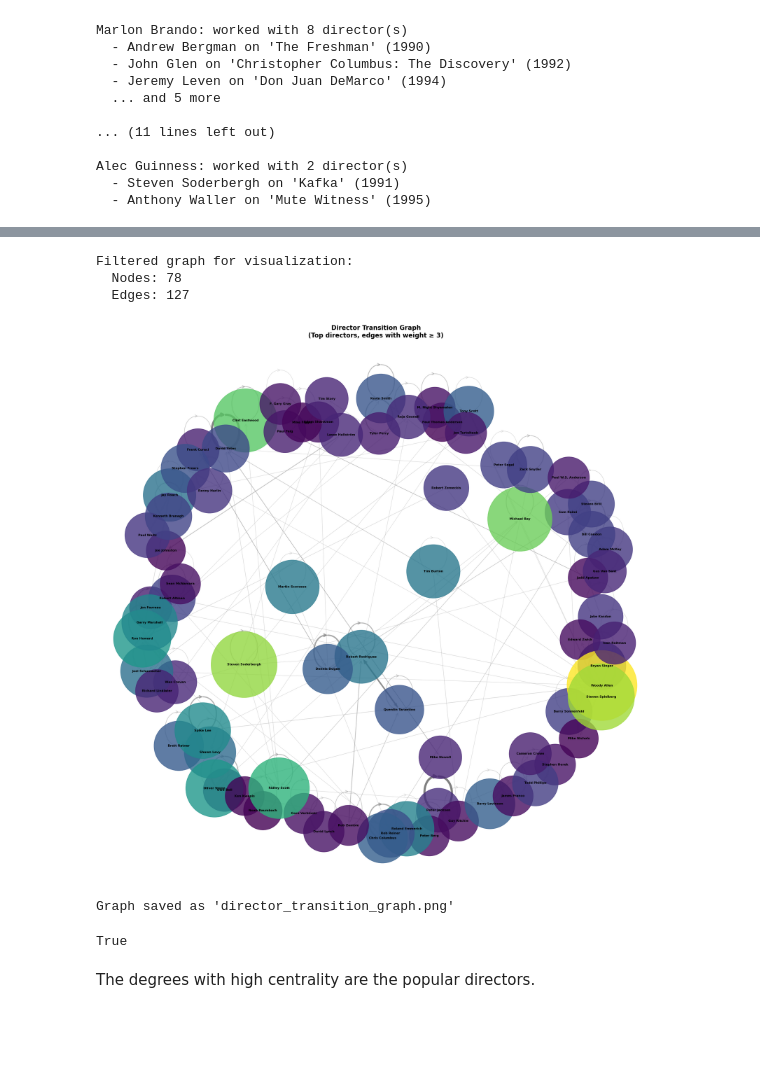
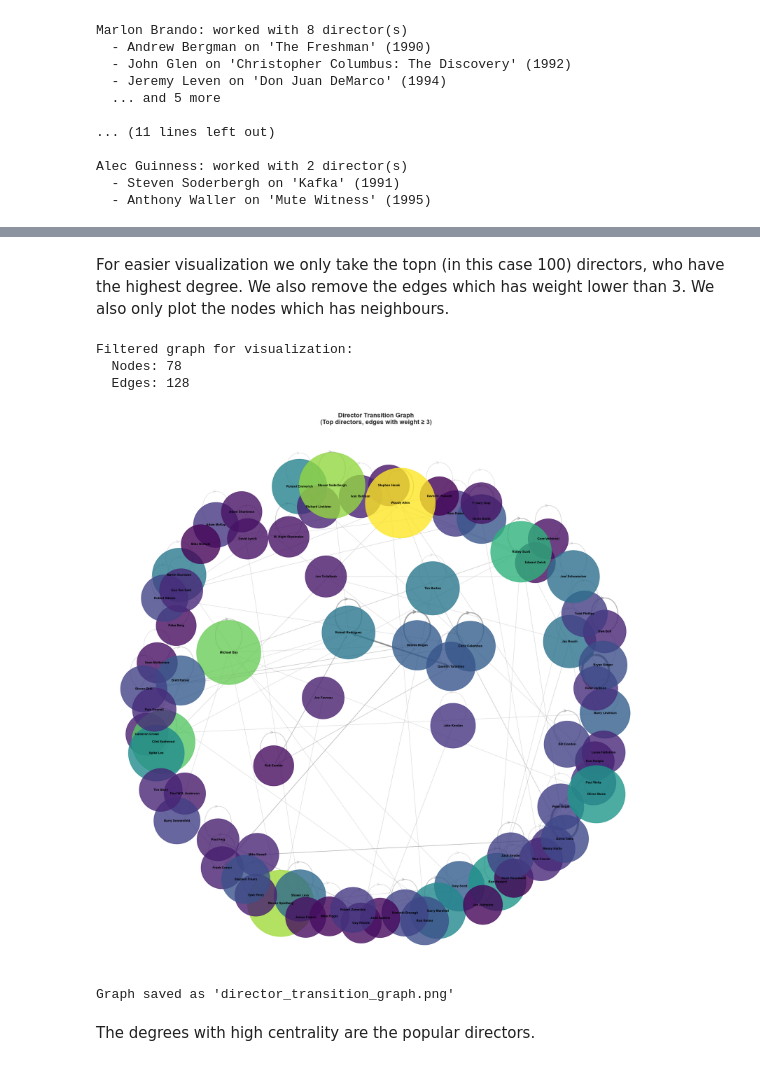
Before and after one commit to dh-anna/Social_Graph_Final_Project, a Jupyter notebook: Director_Director_Graph/Director_Director_Graph.ipynb, the cells around one changed output, grey strips where cells are left out. Saved outputs shown, nothing was run; the diff lists cells and outputs as text; code cells hidden in the pictures; blank space fills up the shorter version.

Commit message:
feat: director-director graph refactoring, deleting unnecessary stuffs

```diff
--- a/Director_Director_Graph/Director_Director_Graph.ipynb
+++ b/Director_Director_Graph/Director_Director_Graph.ipynb
@@ -115,81 +136,14 @@ Top 10 most common director transitions:
   10. Mark Neveldine → Brian Taylor (weight: 54)
+# %% [markdown]
+For easier visualization we only take the topn (in this case 100) directors, who have the highest degree. We also remove the edges which has weight lower than 3. We also only plot the nodes which has neighbours.
 # %%
-import matplotlib.pyplot as plt
-import networkx as nx
+from Director_Director_Graph.visualizations import visualize_director_director_graph_filtered
 
-# Filter to most important nodes and edges for visualization
-# Keep directors with high degree (connected to many other directors)
-degree_dict = dict(director_graph.degree())
-sorted_directors = sorted(degree_dict.items(), key=lambda x: x[1], reverse=True)
-
-# Keep top directors by degree
-top_n = 100
-top_directors = [d[0] for d in sorted_directors[:top_n]]
-subgraph = director_graph.subgraph(top_directors).copy()
-
-# Further filter edges by weight (keep only significant transitions)
-edges_to_remove = []
-for u, v, data in subgraph.edges(data=True):
-    if data['weight'] < 3:  # Only show transitions that happened 3+ times
-        edges_to_remove.append((u, v))
-subgraph.remove_edges_from(edges_to_remove)
-
-# Remove isolated nodes after edge filtering
-isolated = list(nx.isolates(subgraph))
-subgraph.remove_nodes_from(isolated)
-
-print(f"Filtered graph for visualization:")
-print(f"  Nodes: {subgraph.number_of_nodes()}")
-print(f"  Edges: {subgraph.number_of_edges()}")
-
-# Create visualization
-fig, ax = plt.subplots(figsize=(20, 20))
-
-# Calculate layout
-pos = nx.spring_layout(subgraph, k=2, iterations=50, seed=42)
-
-# Get edge weights for sizing
-edge_weights = [subgraph[u][v]['weight'] for u, v in subgraph.edges()]
-max_weight = max(edge_weights) if edge_weights else 1
-
-# Draw edges with width based on weight
-for u, v, data in subgraph.edges(data=True):
-    weight = data['weight']
-    width = 0.5 + (weight / max_weight) * 5  # Scale edge width
-    alpha = 0.3 + (weight / max_weight) * 0.7  # Scale transparency
-    nx.draw_networkx_edges(subgraph, pos, [(u, v)],
-                           width=width, alpha=alpha,
-                           edge_color='gray', arrows=True,
-                           arrowsize=15, arrowstyle='->', ax=ax)
-
-# Draw nodes sized by degree
-node_sizes = [degree_dict[node] * 50 for node in subgraph.nodes()]
-node_colors = [degree_dict[node] for node in subgraph.nodes()]
-
-nx.draw_networkx_nodes(subgraph, pos, node_size=node_sizes,
-                       node_color=node_colors, cmap='viridis',
-                       alpha=0.8, ax=ax)
-
-# Draw labels
-nx.draw_networkx_labels(subgraph, pos, font_size=8,
-                        font_weight='bold', ax=ax)
-
-plt.title("Director Transition Graph\n(Top directors, edges with weight ≥ 3)",
-          fontsize=16, fontweight='bold')
-plt.axis('off')
-plt.tight_layout()
-plt.savefig('director_transition_graph.png', dpi=300, bbox_inches='tight')
-plt.show()
-
-print(f"\nGraph saved as 'director_transition_graph.png'")
+visualize_director_director_graph_filtered(director_graph, top_n=100)
 # %% [output]
 Filtered graph for visualization:
   Nodes: 78
-  Edges: 127
+  Edges: 128
-[figure, old version]
+[figure, new version]
 Graph saved as 'director_transition_graph.png'
-# %%
-director_graph.has_node('Steven Spielberg')
-# %% [output]
-True
 # %%
```
Also changed, not shown: parts of 54 cells of this notebook, 9 other files.
